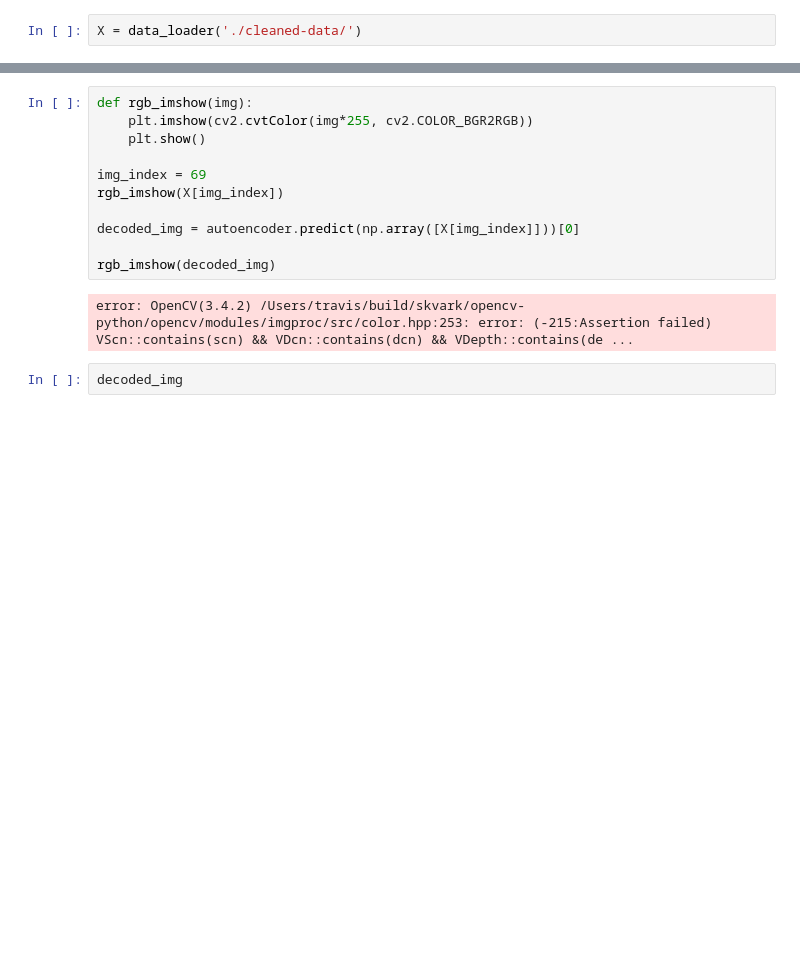
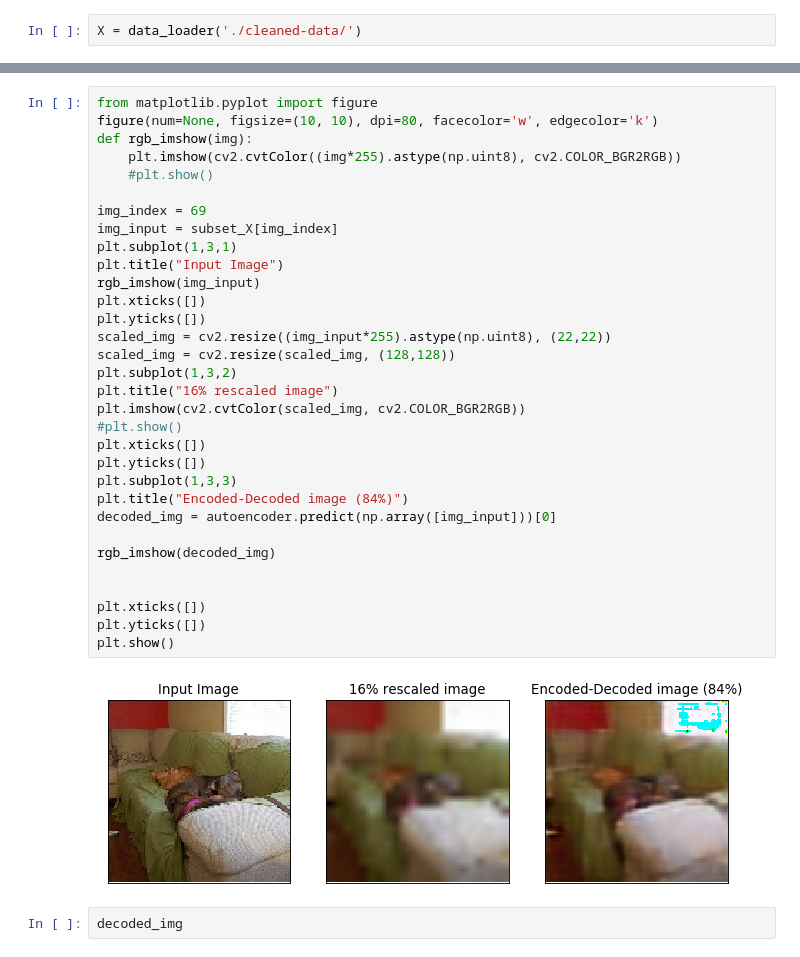
Before and after one commit to joasepul/caption-to-image-synthesis, a Jupyter notebook: autoencoder.ipynb, the cells around one changed output, grey strips where cells are left out. Saved outputs shown, nothing was run; the diff lists cells and outputs as text; blank space fills up the shorter version.

```diff
--- a/autoencoder.ipynb
+++ b/autoencoder.ipynb
@@ -181,16 +180,37 @@ plt.plot(history.history['acc'])
-# %%
-def rgb_imshow(img):
-    plt.imshow(cv2.cvtColor(img*255, cv2.COLOR_BGR2RGB))
-    plt.show()
-
-img_index = 69
-rgb_imshow(X[img_index])
-
-decoded_img = autoencoder.predict(np.array([X[img_index]]))[0]
-
-rgb_imshow(decoded_img)
-# %% [output]
-error: OpenCV(3.4.2) /Users/travis/build/skvark/opencv-python/opencv/modules/imgproc/src/color.hpp:253: error: (-215:Assertion failed) VScn::contains(scn) && VDcn::contains(dcn) && VDepth::contains(de ...
+# %%
+from matplotlib.pyplot import figure
+figure(num=None, figsize=(10, 10), dpi=80, facecolor='w', edgecolor='k')
+def rgb_imshow(img):
+    plt.imshow(cv2.cvtColor((img*255).astype(np.uint8), cv2.COLOR_BGR2RGB))
+    #plt.show()
+
+img_index = 69
+img_input = subset_X[img_index]
+plt.subplot(1,3,1)
+plt.title("Input Image")
+rgb_imshow(img_input)
+plt.xticks([])
+plt.yticks([])
+scaled_img = cv2.resize((img_input*255).astype(np.uint8), (22,22))
+scaled_img = cv2.resize(scaled_img, (128,128))
+plt.subplot(1,3,2)
+plt.title("16% rescaled image")
+plt.imshow(cv2.cvtColor(scaled_img, cv2.COLOR_BGR2RGB))
+#plt.show()
+plt.xticks([])
+plt.yticks([])
+plt.subplot(1,3,3)
+plt.title("Encoded-Decoded image (84%)")
+decoded_img = autoencoder.predict(np.array([img_input]))[0]
+
+rgb_imshow(decoded_img)
+
+
+plt.xticks([])
+plt.yticks([])
+plt.show()
+# %% [output]
+[figure, added]
 # %%
 decoded_img
 # %% [output]
```
Also changed, not shown: parts of 3 cells of this notebook.
